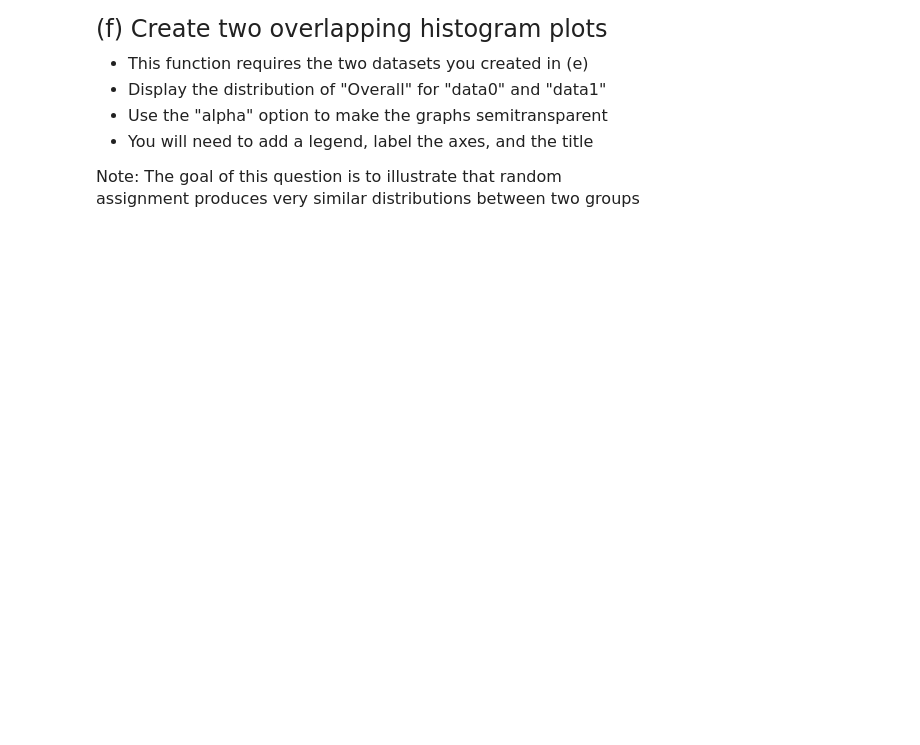
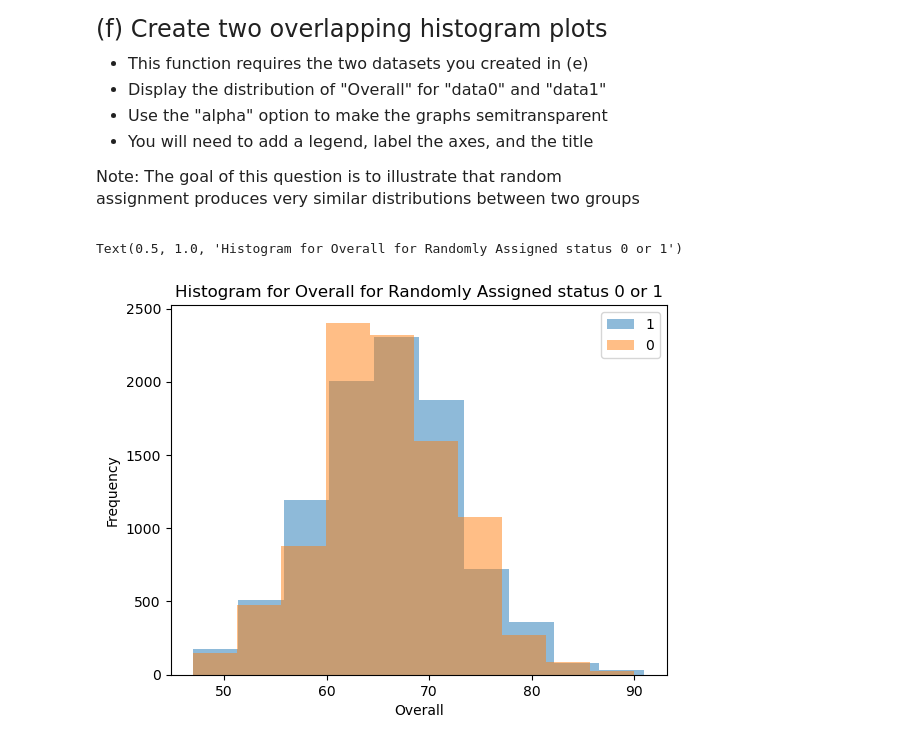
Before and after one commit to riyanshah34/qtm151spring2023, a Jupyter notebook: Quiz 2 - Section 5/Quiz 2 - Section 5.ipynb, the cells around one changed output. Saved outputs shown, nothing was run; the diff lists cells and outputs as text; code cells hidden in the pictures; blank space fills up the shorter version.

```diff
--- a/Quiz 2 - Section 5/Quiz 2 - Section 5.ipynb
+++ b/Quiz 2 - Section 5/Quiz 2 - Section 5.ipynb
@@ -39,3 +48,5 @@ Import the dataset "data_quiz/fifa23_players_basic.csv"
 - Try to view the dataset before starting
 # %%
 # Write your own code
+players = pd.read_csv("data_quiz/fifa23_players_basic.csv")
+display(players)
@@ -63,0 +87,10 @@ HINT: Use the ".apply()" function
+# %%
+# Write your own code
+def fn_status(country):
+    if(country == "United States"):
+        return "US National"
+    else:
+        return "Not a US national"
+
+players["is_us_national"] = players["Nationality"].apply(fn_status)
+display(players)
@@ -140,0 +238,12 @@ store it in a new dataset called "data1"
+# %%
+# Write your own code
+list_status = [0,1]
+list_prob = [0.5,0.5]
+n = 18539
+
+players["status"] = np.random.choice(list_status,
+                                     size = n,
+                                     p = list_prob)
+
+data0 = players.query("`status` == 0")
+data1 = players.query("`status` == 1")
@@ -156,0 +291,15 @@ assignment produces very similar distributions between two groups
+# %%
+# Write your own code
+list_unique_overall = pd.unique(players["status"])
+
+for category_value in list_unique_overall:
+    temporarydataframe = players.query("status == @category_value")
+    plt.hist(temporarydataframe["Overall"],alpha = 0.5)
+
+plt.legend(labels = list_unique_overall)
+plt.xlabel("Overall")
+plt.ylabel("Frequency")
+plt.title("Histogram for Overall for Randomly Assigned status 0 or 1")
+# %% [output]
+Text(0.5, 1.0, 'Histogram for Overall for Randomly Assigned status 0 or 1')
+[figure, added]
```
Also changed, not shown: parts of 15 cells of this notebook, 6 other files.
